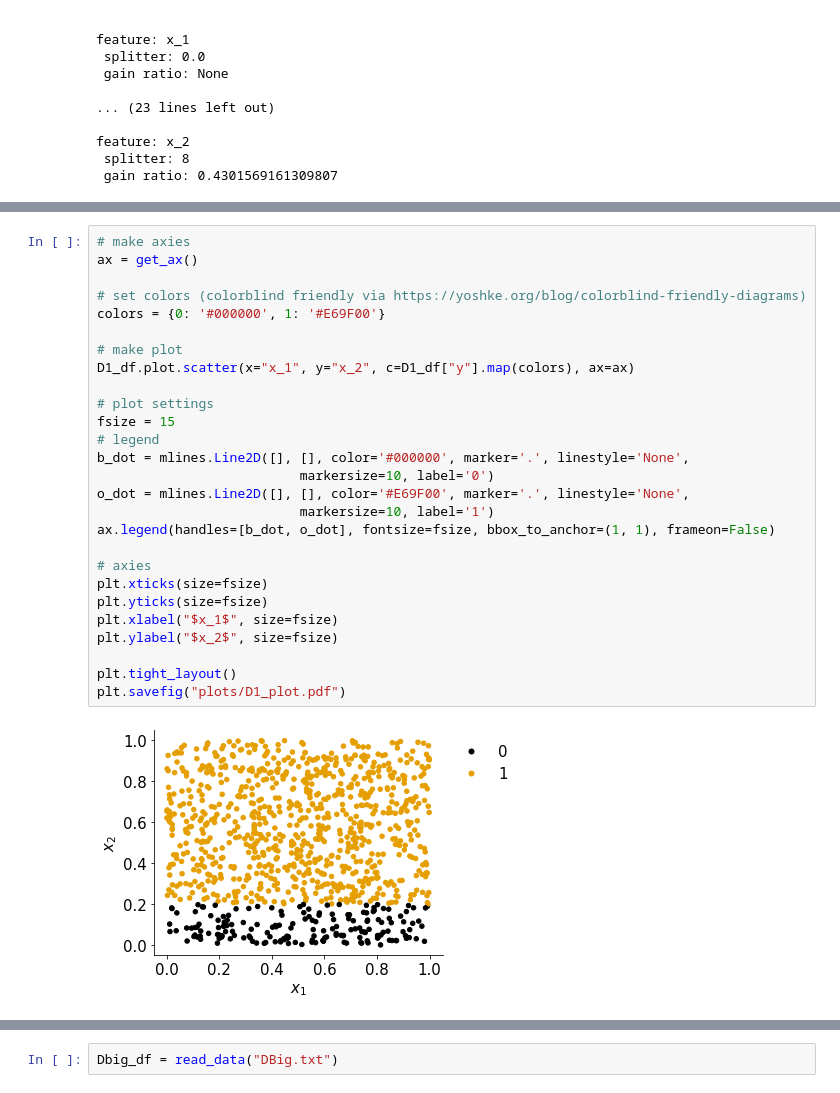
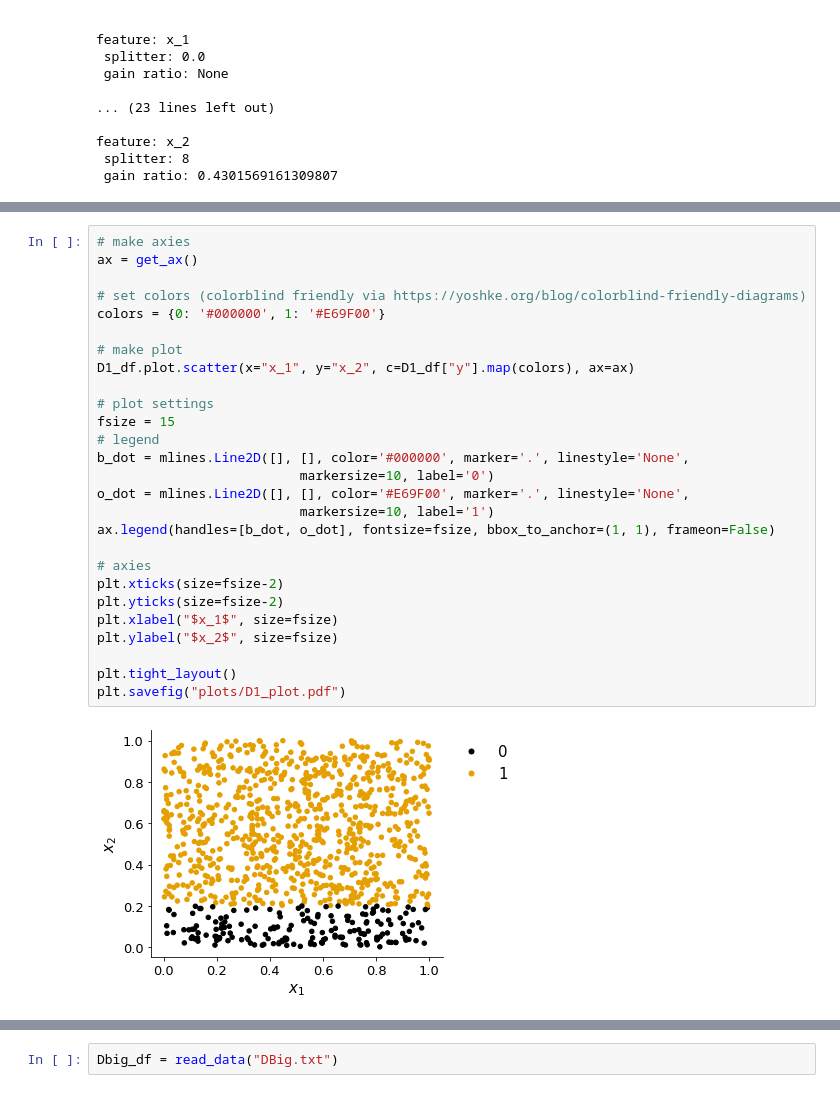
Before and after one commit to TurnerEntenmann/CS760_HW2, a Jupyter notebook: main.ipynb, the cells around one changed output, grey strips where cells are left out. Cells and saved outputs as stored; diff of their text form.

```diff
--- a/main.ipynb
+++ b/main.ipynb
@@ -310,32 +312,32 @@ make_tree(D3_df, "trees/D3_tree")
 # %%
 # make axies
 ax = get_ax()
 
 # set colors (colorblind friendly via https://yoshke.org/blog/colorblind-friendly-diagrams)
 colors = {0: '#000000', 1: '#E69F00'}
 
 # make plot
 D1_df.plot.scatter(x="x_1", y="x_2", c=D1_df["y"].map(colors), ax=ax)
 
 # plot settings
 fsize = 15
 # legend
 b_dot = mlines.Line2D([], [], color='#000000', marker='.', linestyle='None',
                           markersize=10, label='0')
 o_dot = mlines.Line2D([], [], color='#E69F00', marker='.', linestyle='None',
                           markersize=10, label='1')
 ax.legend(handles=[b_dot, o_dot], fontsize=fsize, bbox_to_anchor=(1, 1), frameon=False)
 
 # axies
-plt.xticks(size=fsize)
-plt.yticks(size=fsize)
+plt.xticks(size=fsize-2)
+plt.yticks(size=fsize-2)
 plt.xlabel("$x_1$", size=fsize)
 plt.ylabel("$x_2$", size=fsize)
 
 plt.tight_layout()
 plt.savefig("plots/D1_plot.pdf")
 # %% [output]
-[figure, old version]
+[figure, new version]
 # %%
 # make axies
 ax = get_ax()
```
Also changed, not shown: parts of 12 cells of this notebook, 3 other files.
